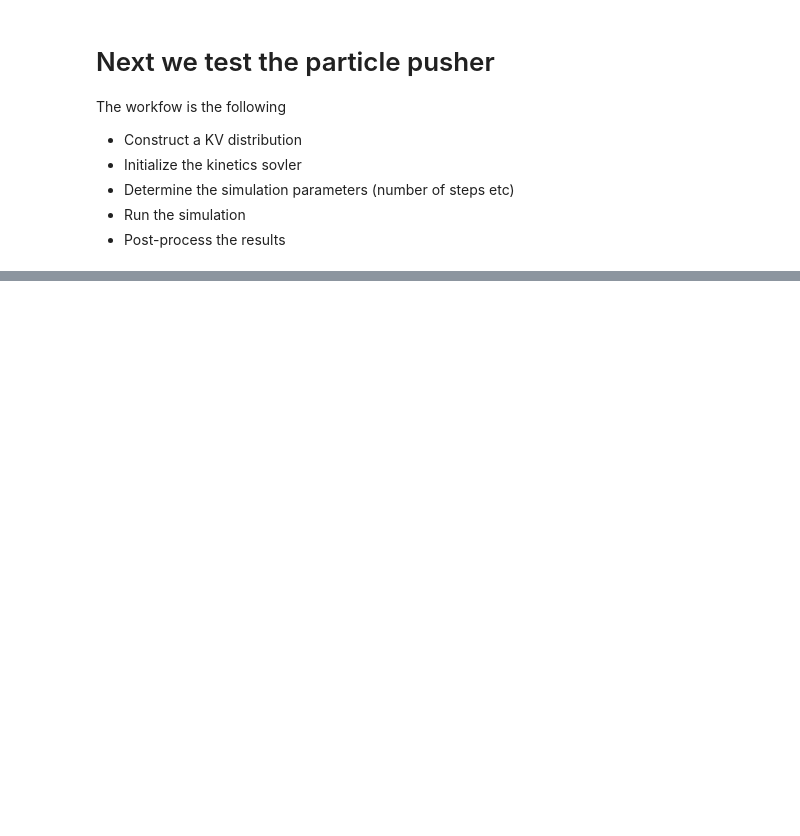
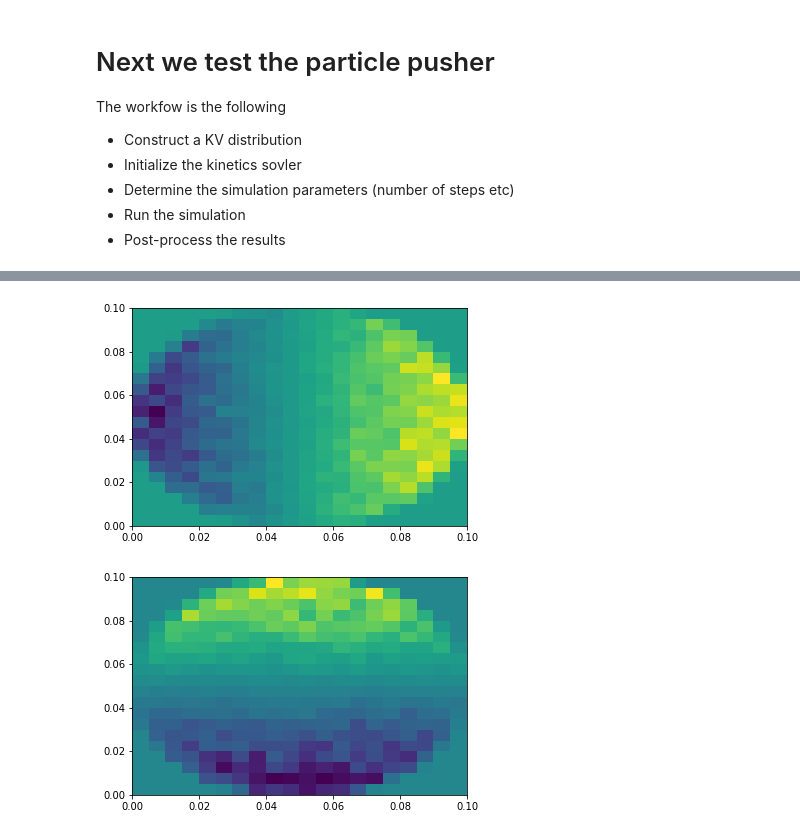
Before and after one commit to radiasoft/rsrespic, a Jupyter notebook: development/shell_gaussian_tests.ipynb, the cells around one changed output, grey strips where cells are left out. Cells and saved outputs as stored; diff of their text form; code cells hidden in the pictures; blank space fills up the shorter version.

```diff
--- a/development/shell_gaussian_tests.ipynb
+++ b/development/shell_gaussian_tests.ipynb
@@ -194,0 +186,10 @@ plt.show()
+# %%
+plt.figure()
+plt.hist2d(my_kv_beam.x, my_kv_beam.y, weights = my_kv_beam.px, bins = 20)
+
+plt.figure()
+plt.hist2d(my_kv_beam.x, my_kv_beam.y, weights = my_kv_beam.py, bins = 20)
+plt.show()
+# %% [output]
+[figure, added]
+[figure, added]
```
Also changed, not shown: parts of 13 cells of this notebook, 2 other files.
